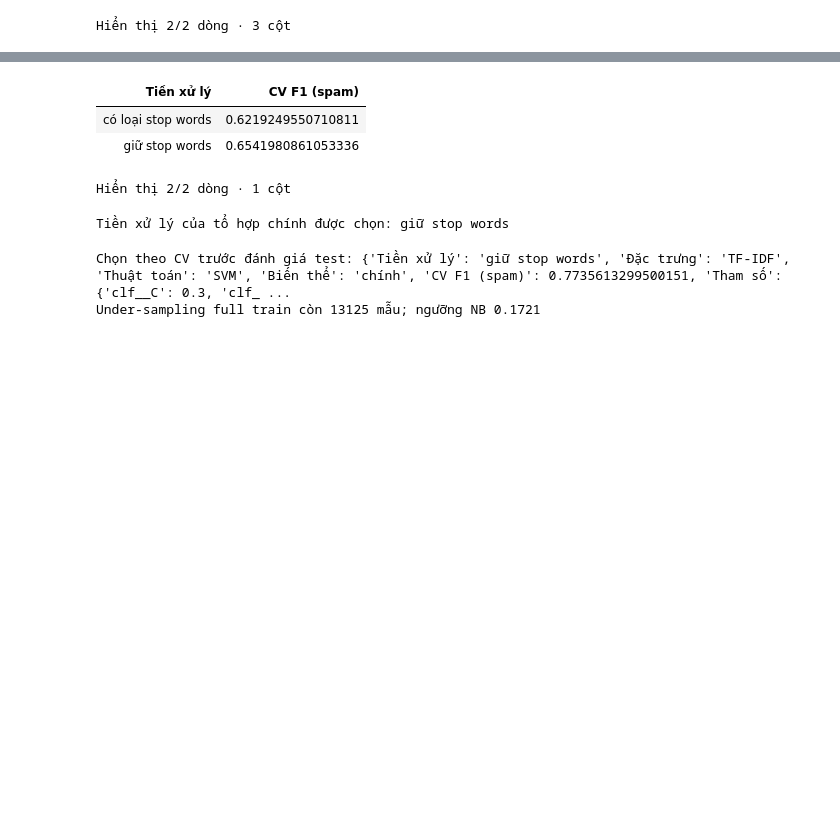
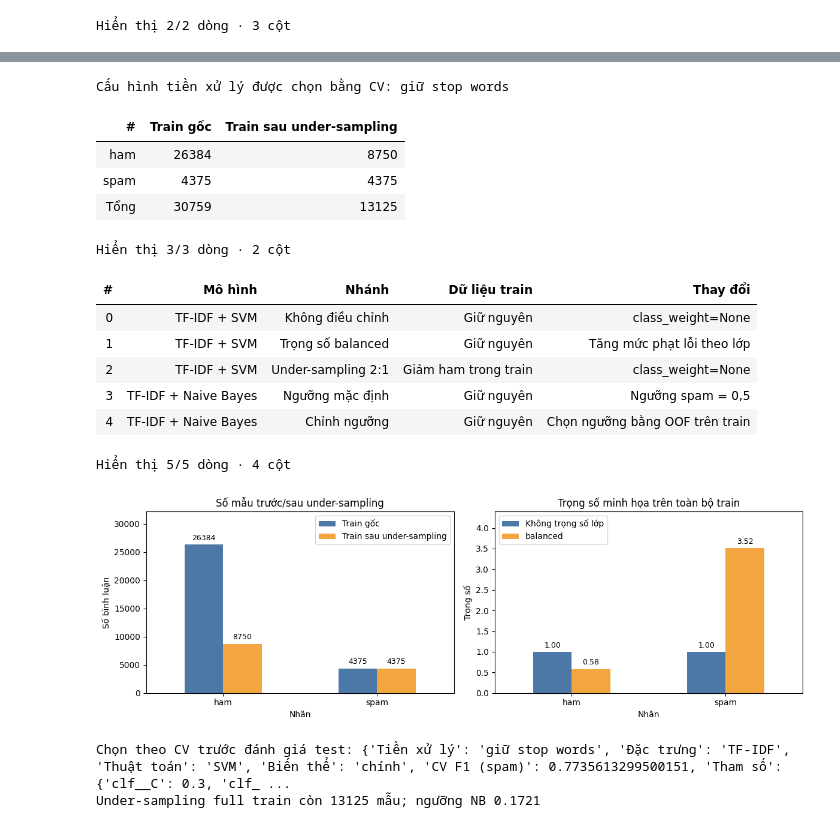
Before and after one commit to P-Bao/ptit-facebook-spam-ham, a Jupyter notebook: notebooks/02_thuc_nghiem_va_demo.ipynb, the cells around one changed output, grey strips where cells are left out. Cells and saved outputs as stored; diff of their text form; code cells hidden in the pictures; blank space fills up the shorter version.

Commit message:
Explain imbalance experiments with plots and move stopword comparison to appendix

```diff
--- a/notebooks/02_thuc_nghiem_va_demo.ipynb
+++ b/notebooks/02_thuc_nghiem_va_demo.ipynb
@@ -302,14 +316,55 @@ Precision, Recall và F1 của lớp spam.
 # %%
 best_main = max(RESULTS, key=lambda r: r["CV F1 (spam)"])
 MAIN_PRE = best_main["Tiền xử lý"]
-display(pd.DataFrame(RESULTS).groupby("Tiền xử lý")["CV F1 (spam)"].mean().to_frame())
-print("Tiền xử lý của tổ hợp chính được chọn:", MAIN_PRE)
+print("Cấu hình tiền xử lý được chọn bằng CV:", MAIN_PRE)
+
+sampled_preview = sample_training_indices(y_train, np.arange(len(y_train)), seed=SEED, ratio=2)
+before_counts = pd.Series(np.where(y_train == 1, "spam", "ham")).value_counts().reindex(["ham", "spam"])
+after_counts = pd.Series(np.where(y_train[sampled_preview] == 1, "spam", "ham")).value_counts().reindex(["ham", "spam"])
+sampling_table = pd.DataFrame({"Train gốc": before_counts, "Train sau under-sampling": after_counts})
+sampling_table.loc["Tổng"] = sampling_table.sum()
+display(sampling_table)
+
+scope = pd.DataFrame([
+    {"Mô hình": "TF-IDF + SVM", "Nhánh": "Không điều chỉnh", "Dữ liệu train": "Giữ nguyên", "Thay đổi": "class_weight=None"},
+    {"Mô hình": "TF-IDF + SVM", "Nhánh": "Trọng số balanced", "Dữ liệu train": "Giữ nguyên", "Thay đổi": "Tăng mức phạt lỗi theo lớp"},
+    {"Mô hình": "TF-IDF + SVM", "Nhánh": "Under-sampling 2:1", "Dữ liệu train": "Giảm ham trong train", "Thay đổi": "class_weight=None"},
+    {"Mô hình": "TF-IDF + Naive Bayes", "Nhánh": "Ngưỡng mặc định", "Dữ liệu train": "Giữ nguyên", "Thay đổi": "Ngưỡng spam = 0,5"},
+    {"Mô hình": "TF-IDF + Naive Bayes", "Nhánh": "Chỉnh ngưỡng", "Dữ liệu train": "Giữ nguyên", "Thay đổi": "Chọn ngưỡng bằng OOF trên train"},
+])
+display(scope)
+
+fig, axes = plt.subplots(1, 2, figsize=(12, 4))
+sampling_table.drop(index="Tổng").plot.bar(ax=axes[0], rot=0, color=["#4c78a8", "#f2a541"])
+axes[0].set(title="Số mẫu trước/sau under-sampling", ylabel="Số bình luận", xlabel="Nhãn")
+for container in axes[0].containers:
+    axes[0].bar_label(container, fmt="%.0f", padding=3, fontsize=9)
+weights = pd.Series(len(y_train) / (2 * before_counts), name="balanced")
+weight_table = pd.DataFrame({"Không trọng số lớp": [1.0, 1.0], "balanced": weights}, index=["ham", "spam"])
+weight_table.plot.bar(ax=axes[1], rot=0, color=["#4c78a8", "#f2a541"])
+axes[1].set(title="Trọng số minh họa trên toàn bộ train", ylabel="Trọng số", xlabel="Nhãn")
+for container in axes[1].containers:
+    axes[1].bar_label(container, fmt="%.2f", padding=3, fontsize=9)
+axes[0].set_ylim(top=max(before_counts) * 1.22)
+axes[1].set_ylim(top=max(weights) * 1.25)
+plt.tight_layout()
+fig.savefig(ARTIFACT_DIR / "imbalance_training.png", dpi=140, bbox_inches="tight")
+plt.show()
 # %% [output]
+Cấu hình tiền xử lý được chọn bằng CV: giữ stop words
-| Tiền xử lý | CV F1 (spam) |
-| có loại stop words | 0.6219249550710811 |
-| giữ stop words | 0.6541980861053336 |
+| # | Train gốc | Train sau under-sampling |
+| ham | 26384 | 8750 |
+| spam | 4375 | 4375 |
+| Tổng | 30759 | 13125 |
-Hiển thị 2/2 dòng · 1 cột
-Tiền xử lý của tổ hợp chính được chọn: giữ stop words
+Hiển thị 3/3 dòng · 2 cột
+| # | Mô hình | Nhánh | Dữ liệu train | Thay đổi |
+| 0 | TF-IDF + SVM | Không điều chỉnh | Giữ nguyên | class_weight=None |
+| 1 | TF-IDF + SVM | Trọng số balanced | Giữ nguyên | Tăng mức phạt lỗi theo lớp |
+| 2 | TF-IDF + SVM | Under-sampling 2:1 | Giảm ham trong train | class_weight=None |
+| 3 | TF-IDF + Naive Bayes | Ngưỡng mặc định | Giữ nguyên | Ngưỡng spam = 0,5 |
+| 4 | TF-IDF + Naive Bayes | Chỉnh ngưỡng | Giữ nguyên | Chọn ngưỡng bằng OOF trên train |
+Hiển thị 5/5 dòng · 4 cột
+[figure, added]
 # %%
 X_tr_text = TEXT[MAIN_PRE].iloc[train_idx].to_numpy()
 SUPPLEMENTARY = []
```
Also changed, not shown: parts of 15 cells of this notebook, 23 other files.
